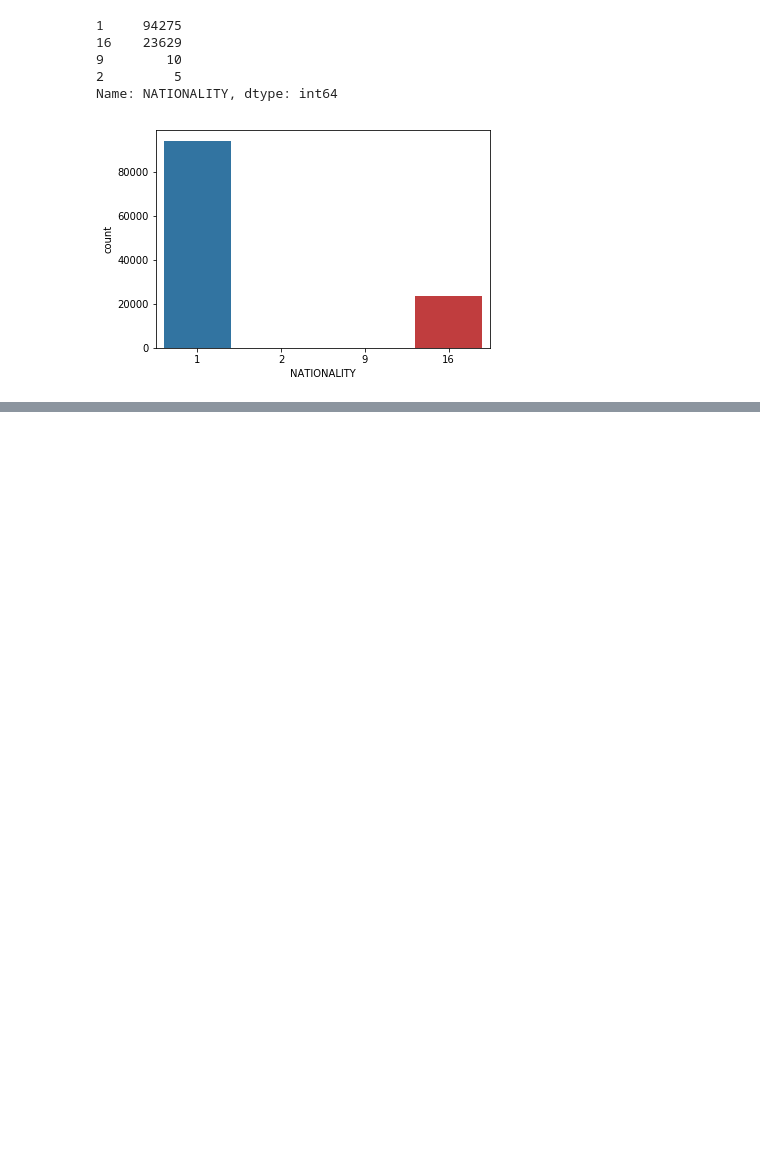
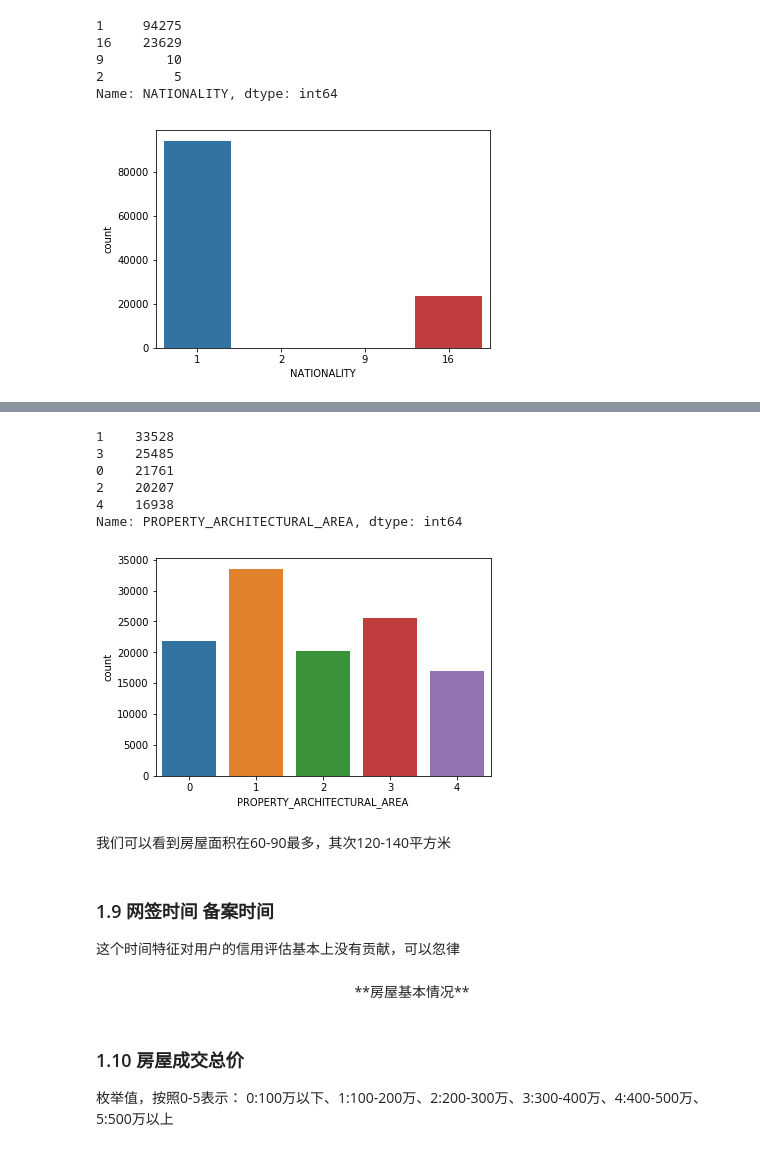
Before and after one commit to yanqiangmiffy/personal-credit-evaluation, a Jupyter notebook: 数据分析.ipynb, the cells around one changed output, grey strips where cells are left out. Drawn from its saved outputs; the diff is of its cells as text; code cells hidden in the pictures; blank space fills up the shorter version.

```diff
--- a/数据分析.ipynb
+++ b/数据分析.ipynb
@@ -178,0 +210,24 @@ g=sns.countplot(x='NATIONALITY',data=data)
+# %%
+data['PROPERTY_ARCHITECTURAL_AREA'].value_counts()
+# %% [output]
+1    33528
+3    25485
+0    21761
+2    20207
+4    16938
+Name: PROPERTY_ARCHITECTURAL_AREA, dtype: int64
+# %%
+g=sns.countplot(x='PROPERTY_ARCHITECTURAL_AREA',data=data)
+# %% [output]
+[figure, added]
+# %% [markdown]
+我们可以看到房屋面积在60-90最多，其次120-140平方米
+# %% [markdown]
+### 1.9 网签时间  备案时间
+这个时间特征对用户的信用评估基本上没有贡献，可以忽律
+# %% [markdown]
+<center>**房屋基本情况**</center>
+# %% [markdown]
+### 1.10  房屋成交总价
+枚举值，按照0-5表示：
+0:100万以下、1:100-200万、2:200-300万、3:300-400万、4:400-500万、5:500万以上
```
Also changed, not shown: parts of 24 cells of this notebook.
